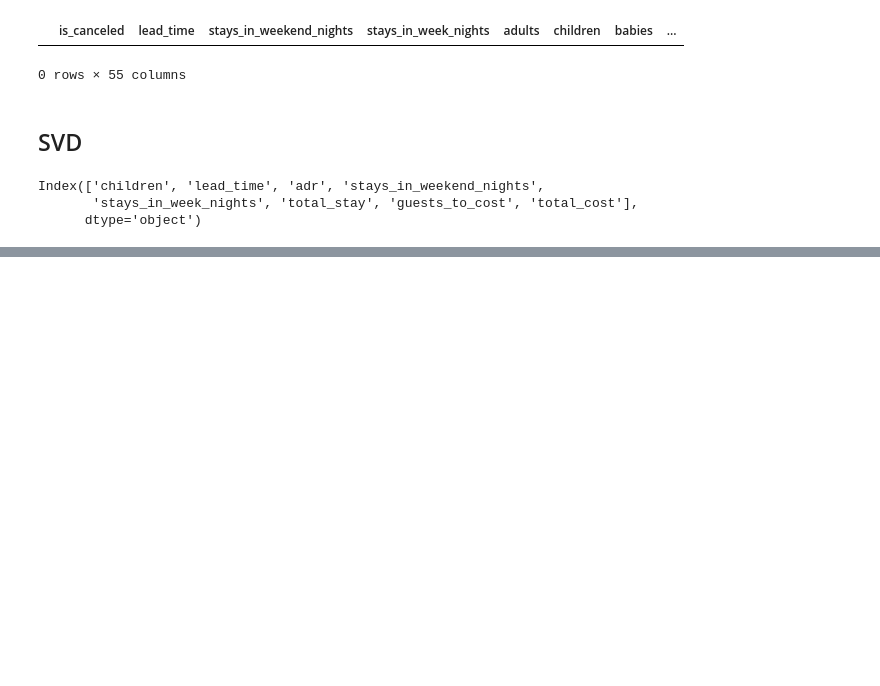
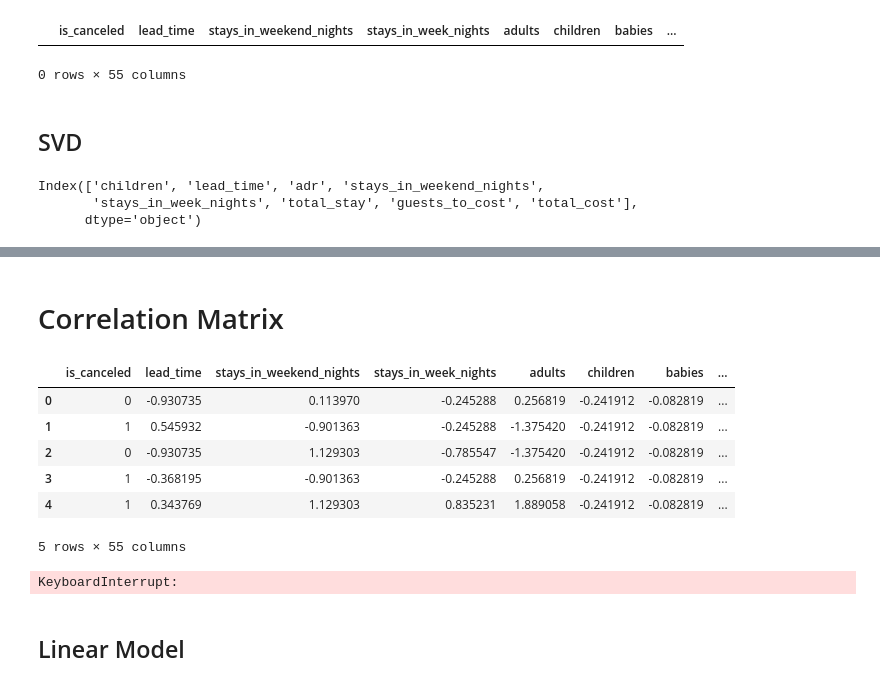
Before and after one commit to harshinshah29/133AProjectGroup17, a Jupyter notebook: Project.ipynb, the cells around one changed output, grey strips where cells are left out. Cells and saved outputs as stored; diff of their text form; code cells hidden in the pictures; blank space fills up the shorter version.

```diff
--- a/Project.ipynb
+++ b/Project.ipynb
@@ -34,0 +44,4 @@ memory usage: 14.3+ MB
+# %%
+#FOR UPPERCASE P
+df = pd.read_csv('/content/drive/MyDrive/ECE 133A Project/Datasets/hotel_booking.csv')
+df.info()
@@ -136,0 +182,11 @@ Index(['children', 'lead_time', 'adr', 'stays_in_weekend_nights',
+# %%
+# Finding Best K Value
+
+sil = []
+kmax = 15
+
+# dissimilarity not be defined for a single cluster so minimum number of clusters is 2
+for k in range(2, kmax+1):
+  kmeans = KMeans(n_clusters = k).fit(df)
+  labels = kmeans.labels_
+  sil.append(silhouette_score(df, labels, metric = 'euclidean'))
@@ -136,0 +213,9 @@ Index(['children', 'lead_time', 'adr', 'stays_in_weekend_nights',
+# %%
+from yellowbrick.cluster import KElbowVisualizer
+
+# Initialize the KElbowVisualizer with the KMeans estimator and a range of K values
+Elbow_M = KElbowVisualizer(KMeans(), k=kmax)
+# Fit the visualizer
+Elbow_M.fit(df)
+# Display the Elbow Method plot
+Elbow_M.show()
@@ -136,0 +228,2 @@ Index(['children', 'lead_time', 'adr', 'stays_in_weekend_nights',
+# %% [markdown]
+# Correlation Matrix
@@ -136,0 +242,36 @@ Index(['children', 'lead_time', 'adr', 'stays_in_weekend_nights',
+# %%
+df.head()
+# %% [output]
+|  | is_canceled | lead_time | stays_in_weekend_nights | stays_in_week_nights | adults | children | babies | ... |
+| 0 | 0 | -0.930735 | 0.113970 | -0.245288 | 0.256819 | -0.241912 | -0.082819 | ... |
+| 1 | 1 | 0.545932 | -0.901363 | -0.245288 | -1.375420 | -0.241912 | -0.082819 | ... |
+| 2 | 0 | -0.930735 | 1.129303 | -0.785547 | -1.375420 | -0.241912 | -0.082819 | ... |
+| 3 | 1 | -0.368195 | -0.901363 | -0.245288 | 0.256819 | -0.241912 | -0.082819 | ... |
+| 4 | 1 | 0.343769 | 1.129303 | 0.835231 | 1.889058 | -0.241912 | -0.082819 | ... |
+5 rows × 55 columns
+# %%
+n_cols = len(df.columns)
+correlation_matrix = np.zeros(shape=(n_cols, n_cols))
+
+for i in range(n_cols):
+  for j in range(i+1, n_cols):
+    A, B = df[df.columns[i]], df[df.columns[j]]
+    rho = correlation_coefficient(A, B)
+    correlation_matrix[i][j] = rho
+    correlation_matrix[j][i] = rho
+
+# correlation coefficient of a column with itself will equal 1
+for i in range(n_cols):
+  correlation_matrix[i][i] = 1
+
+  print("Entries with correlation coefficient >= 0.7:")
+for i in range(n_cols):
+    for j in range(i+1, n_cols):
+        if correlation_matrix[i][j] >= 0.6:
+            print(f"{df.columns[i]} and {df.columns[j]}: {correlation_matrix[i][j]}")
+
+correlation_matrix
+# %% [output]
+KeyboardInterrupt:
+# %% [markdown]
+## Linear Model
```
Also changed, not shown: parts of 19 cells of this notebook.
